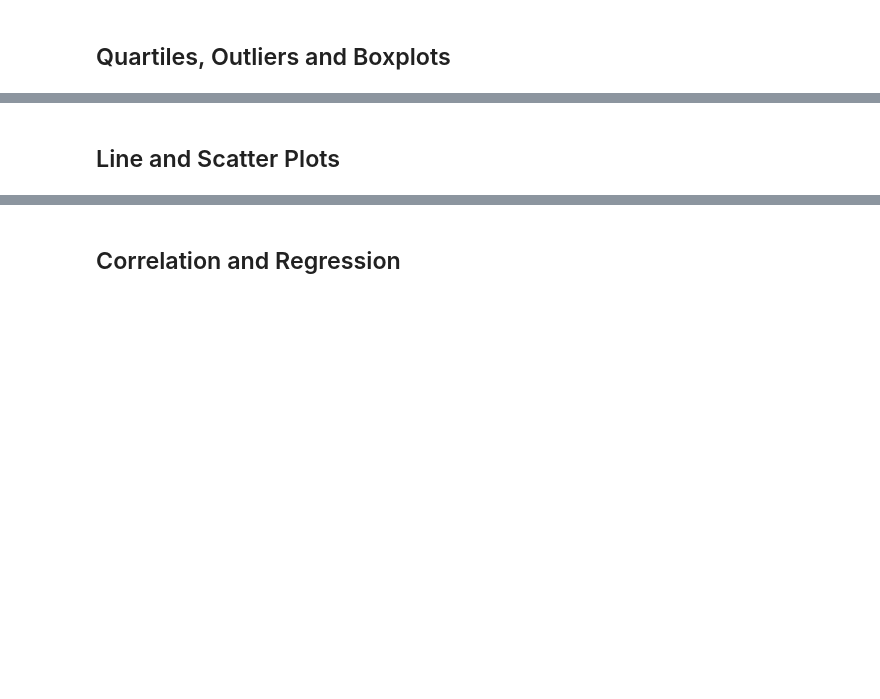
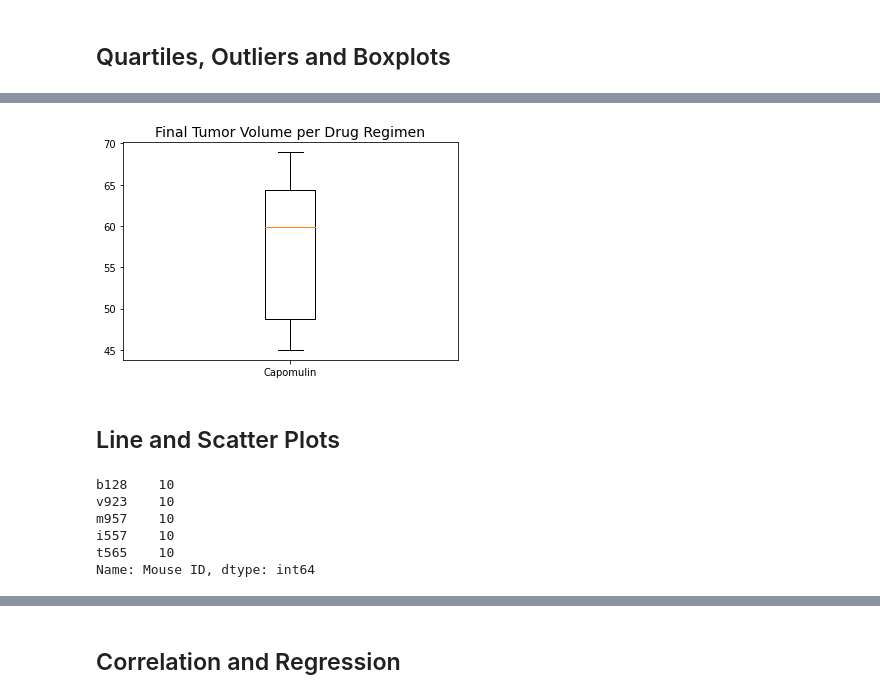
Before and after one commit to rita-s/the-power-of-plots, a Jupyter notebook: pymaceuticals_starter.ipynb, the cells around one changed output, grey strips where cells are left out. Drawn from its saved outputs; the diff is of its cells as text; code cells hidden in the pictures; blank space fills up the shorter version.

```diff
--- a/pymaceuticals_starter.ipynb
+++ b/pymaceuticals_starter.ipynb
@@ -196,6 +205,8 @@ plt.show()
 # Capomulin, Ramicane, Infubinol, and Ceftamin
 
 # Start by getting the last (greatest) timepoint for each mouse
-
+max_timepoint = mouse_data_complete_clean_df.groupby('Mouse ID')['Timepoint'].max()
 
 # Merge this group df with the original dataframe to get the tumor volume at the last timepoint
+tumor_volume_at_the_last_timepoint = pd.merge(max_timepoint, mouse_data_complete_clean_df, how ='left', on =['Mouse ID', 'Timepoint'])
+tumor_volume_at_the_last_timepoint.head()
@@ -202,17 +220,13 @@ plt.show()
 # %%
-# Put treatments into a list for for loop (and later for plot labels)
+# Put treatments into a list for a for loop (and later for plot labels)
+treatments = ['Capomulin', 'Ramicane', 'Infubinol', 'Ceftamin']
 
+# Create an empty list to fill with tumor vol data (for plotting)
+tumor_volume_data = []
 
-# Create empty list to fill with tumor vol data (for plotting)
+# Locate the rows which contain mice on each drug and get the tumor volumes
+for treatment in treatments:
+    final_treatment = tumor_volume_at_the_last_timepoint.loc[tumor_volume_at_the_last_timepoint['Drug Regimen'] == treatment]
 
-
-# Calculate the IQR and quantitatively determine if there are any potential outliers.
-
-
-    # Locate the rows which contain mice on each drug and get the tumor volumes
-
-
-    # add subset
-
-
-    # Determine outliers using upper and lower bounds
+# add subset
+tumor_volume_data.append(final_treatment['Tumor Volume (mm3)'])
@@ -219,6 +274,25 @@ plt.show()
 # %%
 # Generate a box plot of the final tumor volume of each mouse across four regimens of interest
+fig1, ax1 = plt.subplots()
+ax1.set_title('Final Tumor Volume per Drug Regimen', fontsize = 14)
+ax1.set_xticklabels(treatments)
+boxplot = ax1.boxplot(tumor_volume_data)
+for flier in boxplot['fliers']:
+    flier.set(marker= 'o', markeredgecolor = 'red', markersize = 10)
+plt.show()
+# %% [output]
+[figure, added]
 # %% [markdown]
 ## Line and Scatter Plots
 # %%
 # Generate a line plot of tumor volume vs. time point for a mouse treated with Capomulin
+# List of mice treated with Capomulin
+capomulin_treatment_mice = mouse_data_complete_clean_df.loc[mouse_data_complete_clean_df['Drug Regimen'] =='Capomulin']['Mouse ID'].value_counts()
+capomulin_treatment_mice.head()
+# %% [output]
+b128    10
+v923    10
+m957    10
+i557    10
+t565    10
+Name: Mouse ID, dtype: int64
```
Also changed, not shown: parts of 13 cells of this notebook.
